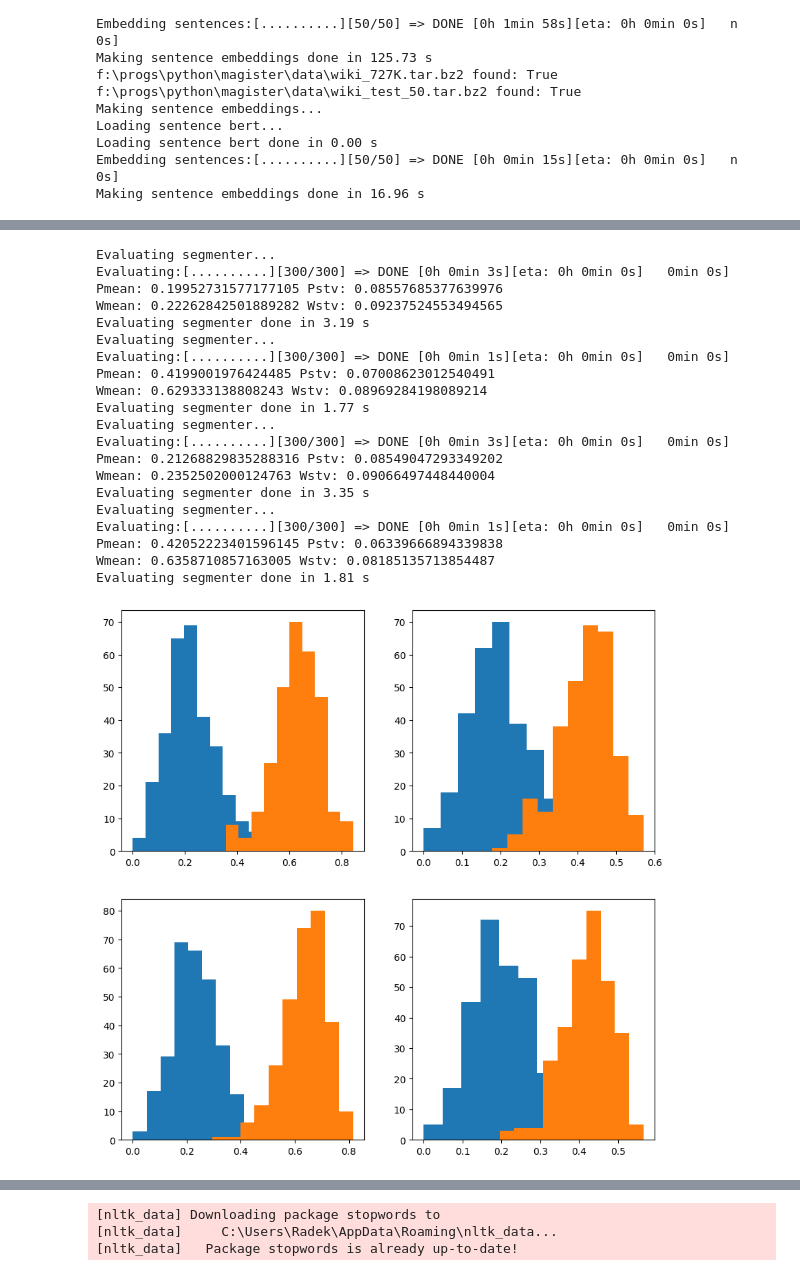
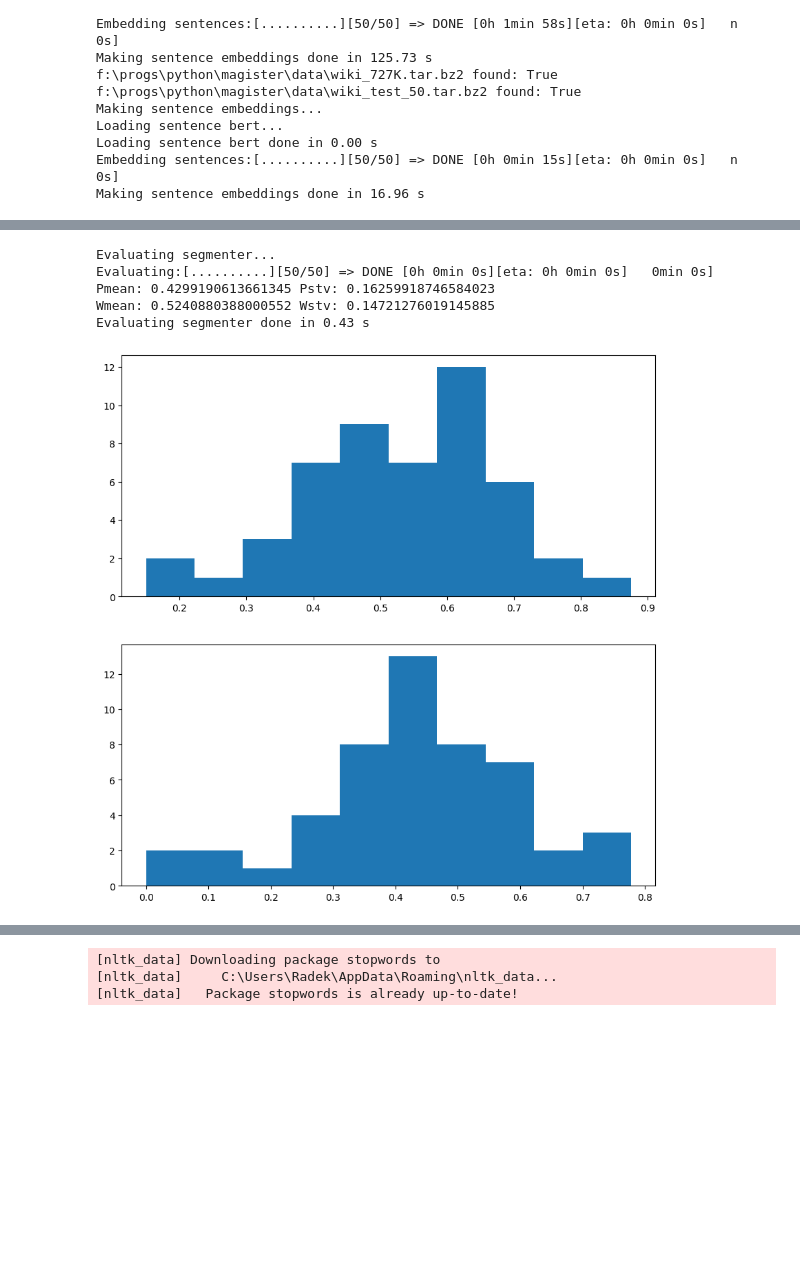
Before and after one commit to radkoder/Text-Segmentation, a Jupyter notebook: src/playground.ipynb, the cells around one changed output, grey strips where cells are left out. Cells and saved outputs as stored; diff of their text form; code cells hidden in the pictures; blank space fills up the shorter version.

```diff
--- a/src/playground.ipynb
+++ b/src/playground.ipynb
@@ -323,0 +301,18 @@ Divisions: (2,)
+# %%
+from datasets import EmbeddedDataset
+import matplotlib.pyplot as plt
+import numpy as np
+from scipy.cluster.vq import kmeans, whiten
+with EmbeddedDataset('wiki_segments.npz') as ds:
+    seg,emb = ds.get_file('data/123319')
+
+e = whiten(emb, check_finite = False)
+s,c = kmeans(e,1)
+print(f'{emb.shape}, {s.shape}')
+z = np.array([[k.dot(t) for k in emb] for t in s])
+plt.matshow(np.array([[j.dot(i) for i in s] for j in s]))
+plt.matshow(z)
+plt.plot(z[0])
+
+plt.matshow([seg])
+np.argmax(z,0)
@@ -356,53 +474,20 @@ Making sentence embeddings done in 16.96 s
 # %%
 from evaluation import evaluate_segmenter
 from algorithms import simple, graphseg
 from datasets import EmbeddedDataset
 import matplotlib.pyplot as plt
 
 plt.figure(figsize=(10, 10))
-gs = graphseg.with_params(0.2,3)
-with EmbeddedDataset('choi_segments.npz') as ds:
-    p,w = evaluate_segmenter(ds,gs,4)
-    plt.subplot(2,2,1)
+with EmbeddedDataset('wiki_segments.npz') as ds:
+    p,w = evaluate_segmenter(ds,lol,4)
+    plt.subplot(2,1,1)
     plt.hist(w)
-    plt.subplot(2,2,2)
+    plt.subplot(2,1,2)
     plt.hist(p)
-    p,w = evaluate_segmenter(ds,simple.simple_seg,4)
-    plt.subplot(2,2,1)
-    plt.hist(w)
-    plt.subplot(2,2,2)
-    plt.hist(p)
-
-with EmbeddedDataset('choi_segments_cnn.npz') as ds:
-    p,w = evaluate_segmenter(ds,gs,4)
-    plt.subplot(2,2,3)
-    plt.hist(w)
-    plt.subplot(2,2,4)
-    plt.hist(p)
-    p,w = evaluate_segmenter(ds,simple.simple_seg,4)
-    plt.subplot(2,2,3)
-    plt.hist(w)
-    plt.subplot(2,2,4)
-    plt.hist(p)
 # %% [output]
 Evaluating segmenter...
-Evaluating:[..........][300/300] => DONE [0h 0min 3s][eta: 0h 0min 0s]   0min 0s]
-Pmean: 0.19952731577177105 Pstv: 0.08557685377639976
-Wmean: 0.22262842501889282 Wstv: 0.09237524553494565
-Evaluating segmenter done in 3.19 s
-Evaluating segmenter...
-Evaluating:[..........][300/300] => DONE [0h 0min 1s][eta: 0h 0min 0s]   0min 0s]
-Pmean: 0.4199001976424485 Pstv: 0.07008623012540491
-Wmean: 0.629333138808243 Wstv: 0.08969284198089214
-Evaluating segmenter done in 1.77 s
-Evaluating segmenter...
-Evaluating:[..........][300/300] => DONE [0h 0min 3s][eta: 0h 0min 0s]   0min 0s]
-Pmean: 0.21268829835288316 Pstv: 0.08549047293349202
-Wmean: 0.2352502000124763 Wstv: 0.09066497448440004
-Evaluating segmenter done in 3.35 s
-Evaluating segmenter...
-Evaluating:[..........][300/300] => DONE [0h 0min 1s][eta: 0h 0min 0s]   0min 0s]
-Pmean: 0.42052223401596145 Pstv: 0.06339666894339838
-Wmean: 0.6358710857163005 Wstv: 0.08185135713854487
-Evaluating segmenter done in 1.81 s
+Evaluating:[..........][50/50] => DONE [0h 0min 0s][eta: 0h 0min 0s]   0min 0s]
+Pmean: 0.4299190613661345 Pstv: 0.16259918746584023
+Wmean: 0.5240880388000552 Wstv: 0.14721276019145885
+Evaluating segmenter done in 0.43 s
-[figure, old version]
+[figure, new version]
```
Also changed, not shown: parts of 9 cells of this notebook, 4 other files.
